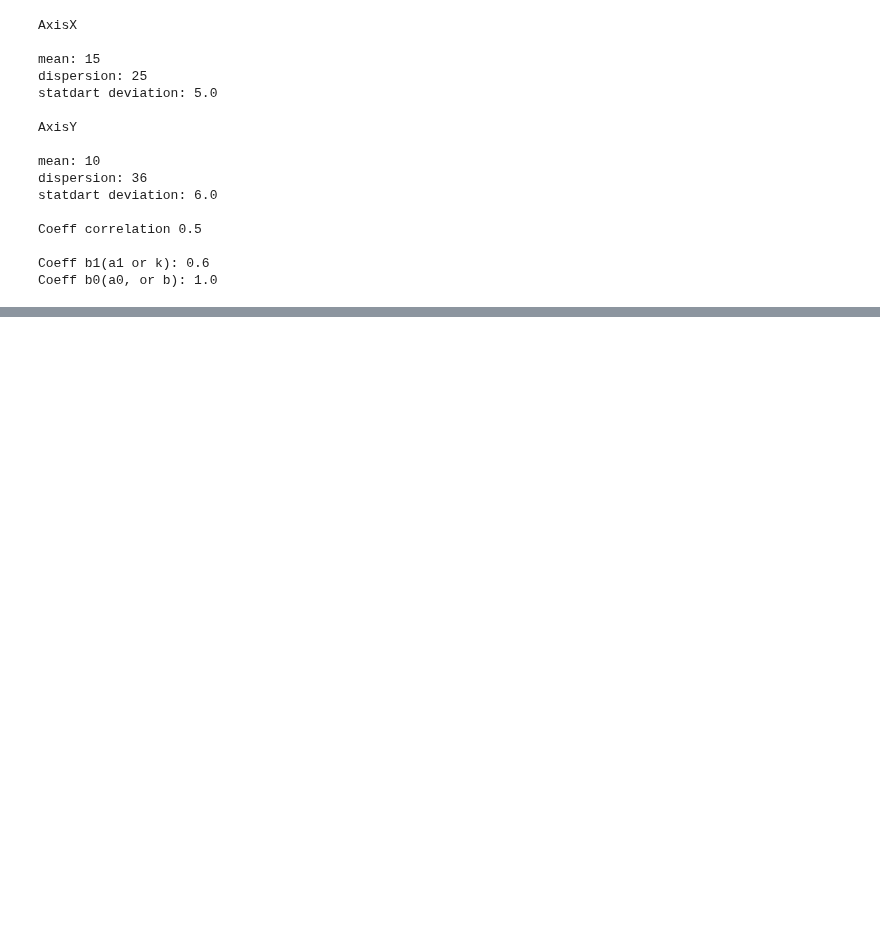
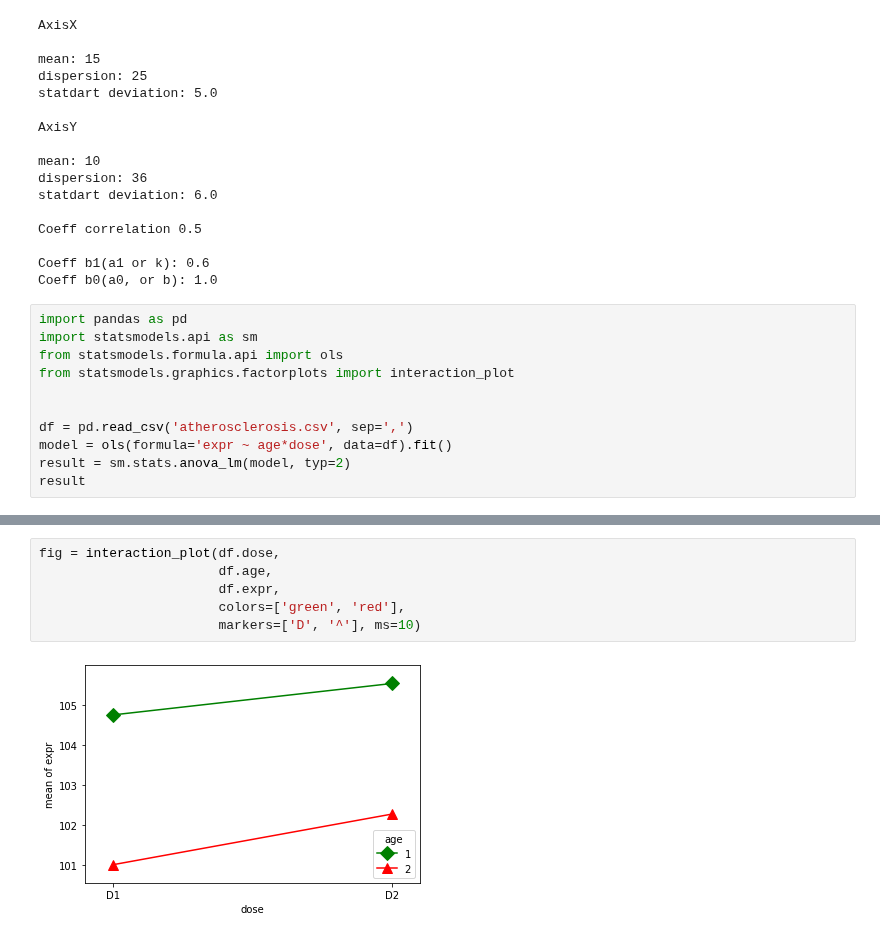
Before and after one commit to Stynic/train_ml_math, a Jupyter notebook: statistic/module_3/lessons_by_week3_by_stepic.ipynb, the cells around one changed output, grey strips where cells are left out. Cells and saved outputs as stored; diff of their text form; blank space fills up the shorter version.

Commit message:
statistics 3 module course 1
was learning more ways ANOVA

```diff
--- a/statistic/module_3/lessons_by_week3_by_stepic.ipynb
+++ b/statistic/module_3/lessons_by_week3_by_stepic.ipynb
@@ -38,3 +38,14 @@ Coeff correlation 0.5
 
 Coeff b1(a1 or k): 0.6
 Coeff b0(a0, or b): 1.0
+# %%
+import pandas as pd
+import statsmodels.api as sm
+from statsmodels.formula.api import ols
+from statsmodels.graphics.factorplots import interaction_plot
+
+
+df = pd.read_csv('atherosclerosis.csv', sep=',')
+model = ols(formula='expr ~ age*dose', data=df).fit()
+result = sm.stats.anova_lm(model, typ=2)
+result
@@ -40,0 +74,8 @@ Coeff b0(a0, or b): 1.0
+# %%
+fig = interaction_plot(df.dose,
+                       df.age,
+                       df.expr,
+                       colors=['green', 'red'],
+                       markers=['D', '^'], ms=10)
+# %% [output]
+[figure, added]
```
Also changed, not shown: parts of 2 cells of this notebook, 2 other files.
